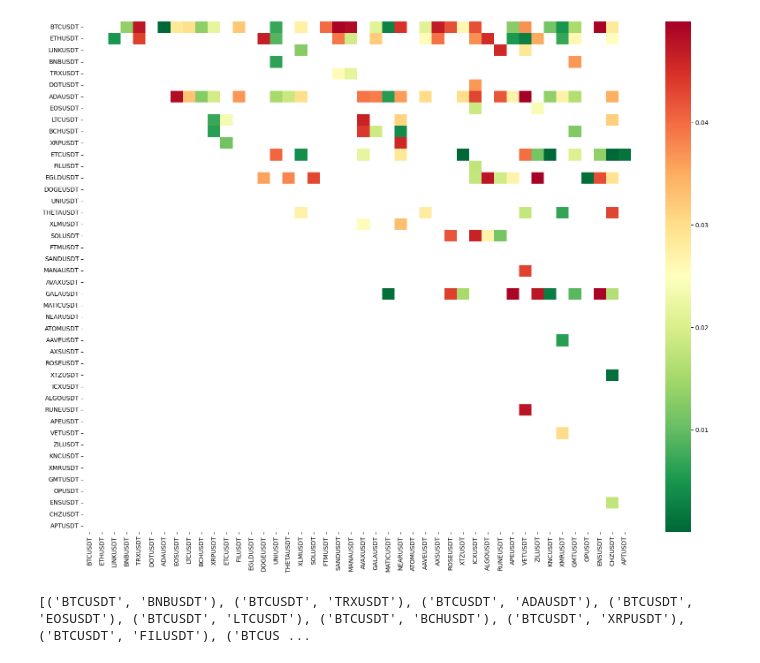
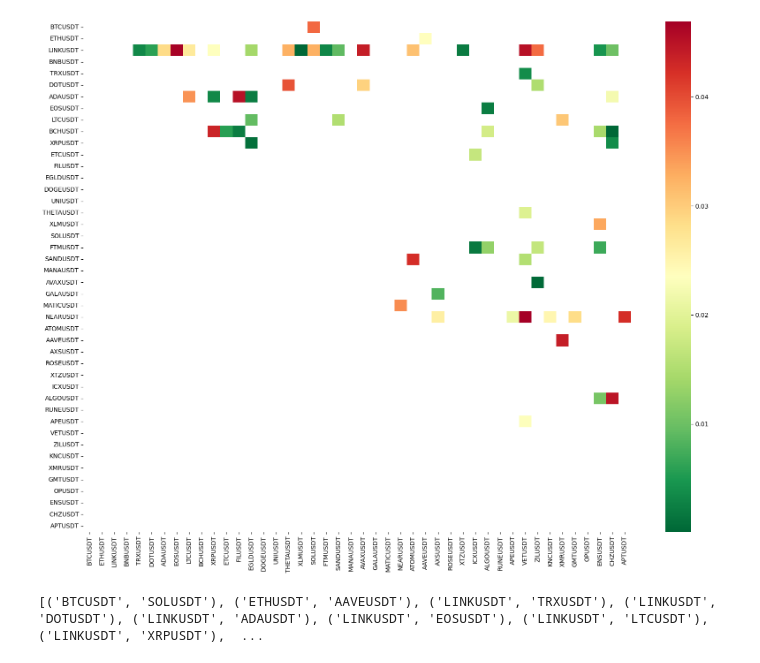
Before and after one commit to atlas-finance-io/atlas_trade, a Jupyter notebook: src/strategies/statistical_arbitrage_crypto/find_cointegration_crypto.ipynb, the cells around one changed output. Cells and saved outputs as stored; diff of their text form; code cells hidden in the pictures.

```diff
--- a/src/strategies/statistical_arbitrage_crypto/find_cointegration_crypto.ipynb
+++ b/src/strategies/statistical_arbitrage_crypto/find_cointegration_crypto.ipynb
@@ -58,7 +58,7 @@ combined_prices_df = pd.DataFrame()
 for symbol in futures_pairs:
 
     # Fetch the data
-    prices = fetch_prices(binance, symbol, 20)
+    prices = fetch_prices(binance, symbol, 12)
 
     # Add this ETF's adjusted close prices to the combined DataFrame
     combined_prices_df[symbol] = prices['close']
@@ -73,41 +73,41 @@ def find_cointegrated_pairs(data):
     score_matrix = np.zeros((n, n))
     pvalue_matrix = np.ones((n, n))
     keys = data.columns
-    pairs = []
+    cointegrated_pairs = []
 
     for i in range(n):
         for j in range(i+1, n):
             S1 = data[keys[i]]
             S2 = data[keys[j]]
 
             if len(S1) != len(S2):
                 print(f"Mismatch for pairs: {keys[i]} and {keys[j]}")
                 continue
 
             result = coint(S1, S2)
             score = result[0]
             pvalue = result[1]
             score_matrix[i, j] = score
             pvalue_matrix[i, j] = pvalue
             if pvalue < 0.05:
-                pairs.append((keys[i], keys[j]))
-    return score_matrix, pvalue_matrix, pairs
+                cointegrated_pairs.append((keys[i], keys[j]))
+    return score_matrix, pvalue_matrix, cointegrated_pairs
 
 
 # Assuming combined_prices_df is already defined and structured correctly
-scores, pvalues, pairs = find_cointegrated_pairs(combined_prices_df)
+scores, pvalues, cointegrated_pairs = find_cointegrated_pairs(combined_prices_df)
 
 
 # Adjust the figure size
 plt.figure(figsize=(20, 15))
 
 # Plotting the heatmap
 sns.heatmap(pvalues, xticklabels=combined_prices_df.columns, yticklabels=combined_prices_df.columns, cmap='RdYlGn_r', mask=(pvalues >= 0.05))
 
 # Display the plot
 plt.show()
 
-print(pairs)
+print(cointegrated_pairs)
 # %% [output]
-[figure, old version]
+[figure, new version]
-[('BTCUSDT', 'BNBUSDT'), ('BTCUSDT', 'TRXUSDT'), ('BTCUSDT', 'ADAUSDT'), ('BTCUSDT', 'EOSUSDT'), ('BTCUSDT', 'LTCUSDT'), ('BTCUSDT', 'BCHUSDT'), ('BTCUSDT', 'XRPUSDT'), ('BTCUSDT', 'FILUSDT'), ('BTCUS ...
+[('BTCUSDT', 'SOLUSDT'), ('ETHUSDT', 'AAVEUSDT'), ('LINKUSDT', 'TRXUSDT'), ('LINKUSDT', 'DOTUSDT'), ('LINKUSDT', 'ADAUSDT'), ('LINKUSDT', 'EOSUSDT'), ('LINKUSDT', 'LTCUSDT'), ('LINKUSDT', 'XRPUSDT'),  ...
```
Also changed, not shown: parts of 1 cell of this notebook, 1 other file.
